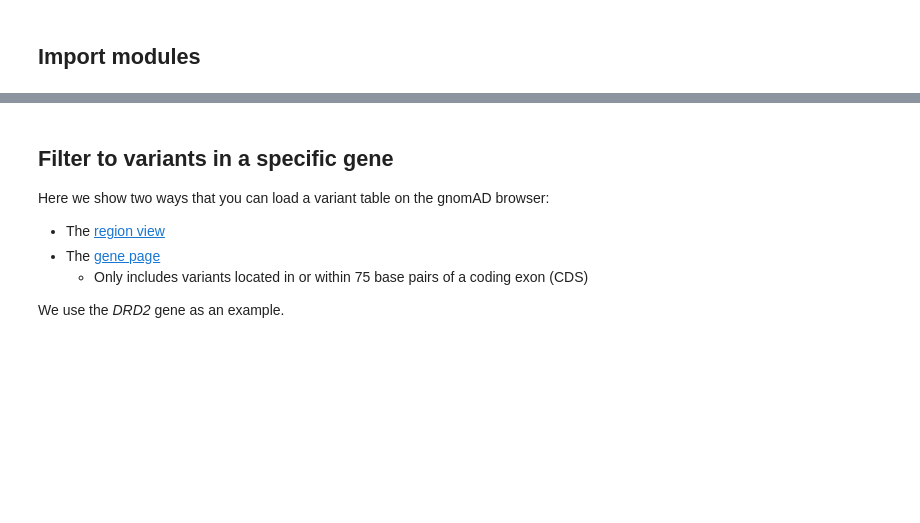
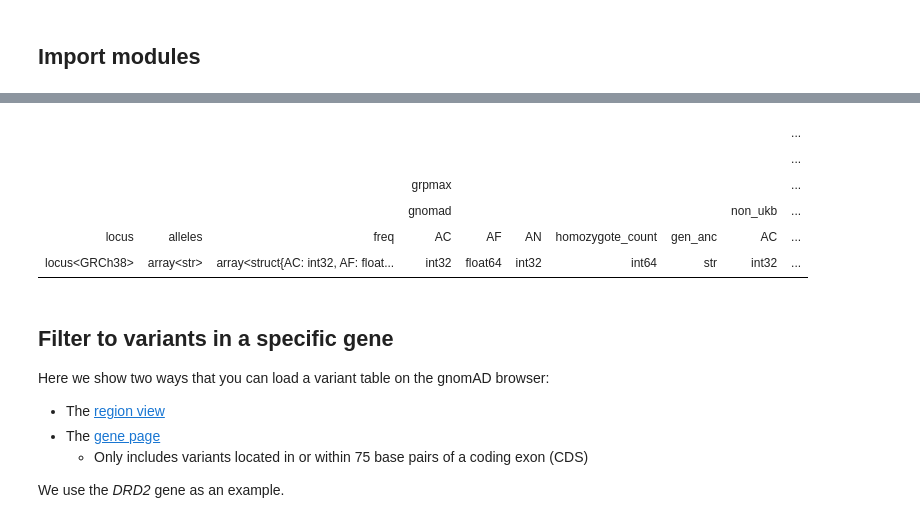
Before and after one commit to broadinstitute/gnomad-toolbox, a Jupyter notebook: gnomad_toolbox/notebooks/intro_to_filtering_variant_data.ipynb, the cells around one changed output, grey strips where cells are left out. Saved outputs shown, nothing was run; the diff lists cells and outputs as text; code cells hidden in the pictures; blank space fills up the shorter version.

```diff
--- a/gnomad_toolbox/notebooks/intro_to_filtering_variant_data.ipynb
+++ b/gnomad_toolbox/notebooks/intro_to_filtering_variant_data.ipynb
@@ -31,3 +32,13 @@ LOGGING: writing to /Users/jgoodric/PycharmProjects/gnomad-toolbox/gnomad_toolbo
+# %%
+ht = get_single_variant(contig='chr22', position=15528692, ref='C', alt='A')
+ht.show()
+# %% [output]
+|  |  |  |  |  |  |  |  |  | ... |
+|  |  |  |  |  |  |  |  |  | ... |
+|  |  |  | grpmax |  |  |  |  |  | ... |
+|  |  |  | gnomad |  |  |  |  | non_ukb | ... |
+| locus | alleles | freq | AC | AF | AN | homozygote_count | gen_anc | AC | ... |
+| locus<GRCh38> | array<str> | array<struct{AC: int32, AF: float... | int32 | float64 | int32 | int64 | str | int32 | ... |
 # %% [markdown]
 ## Filter to variants in a specific gene
 
```
Also changed, not shown: parts of 2 cells of this notebook, 2 other files.
